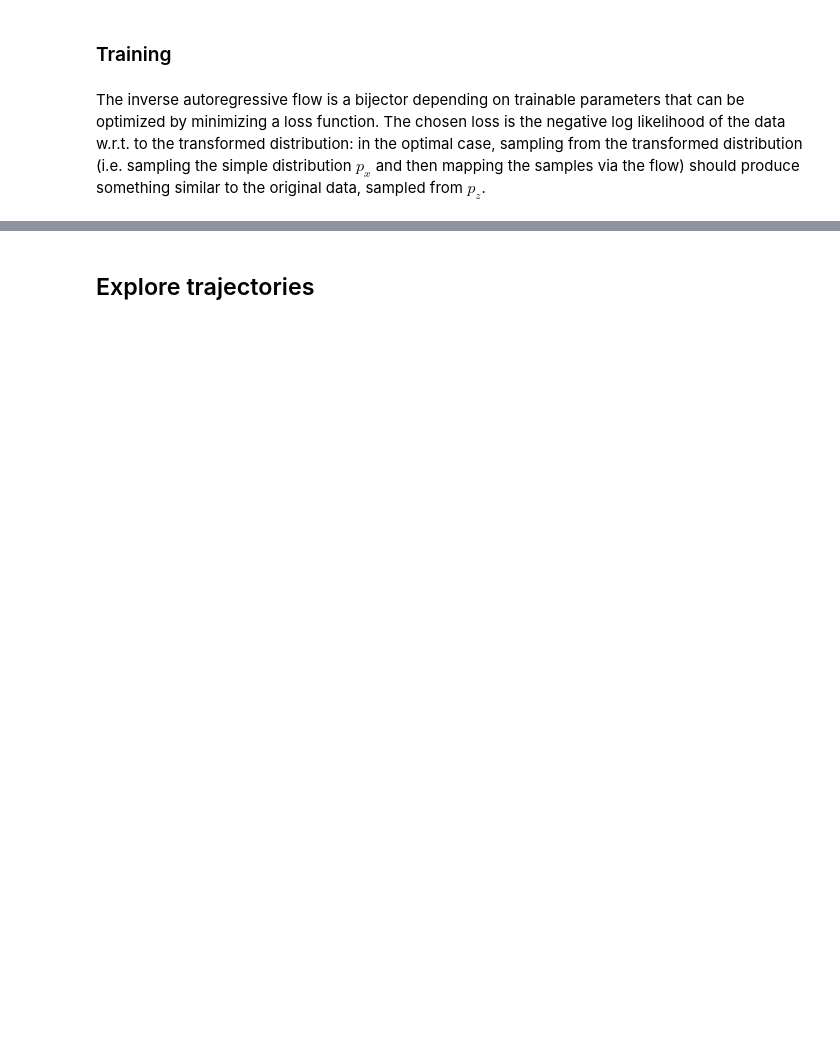
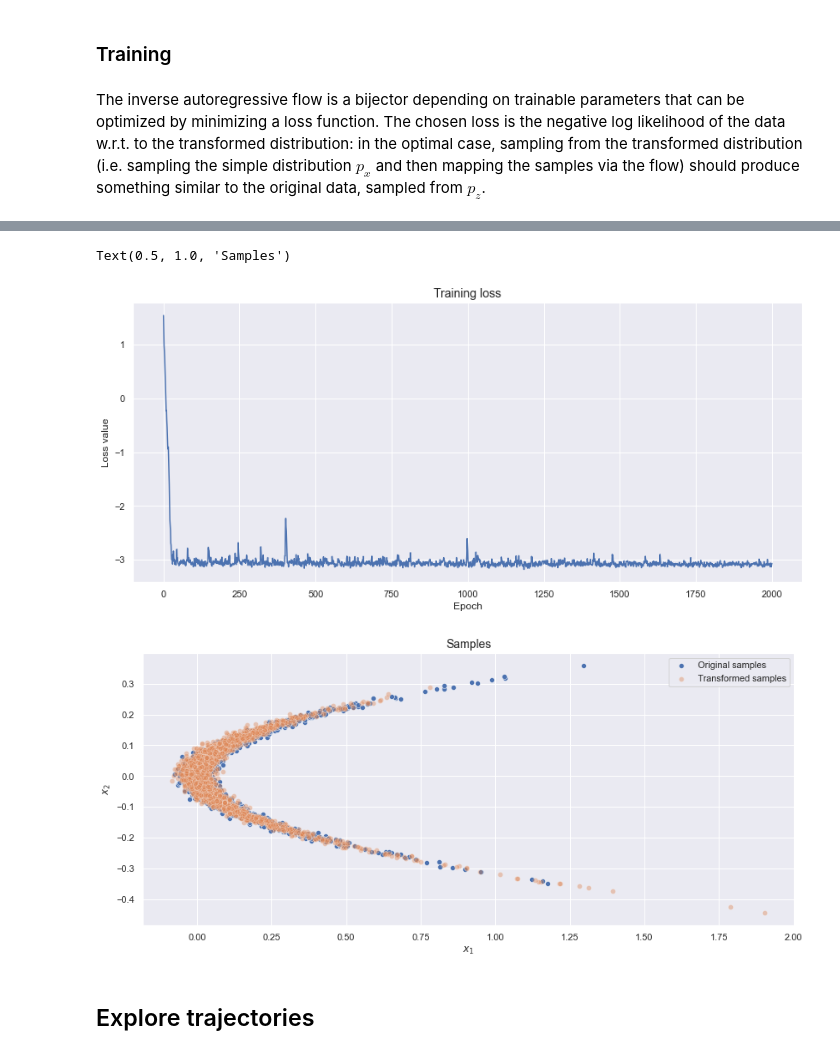
Before and after one commit to emanuele-moscato/bayesian-explorations, a Jupyter notebook: notebooks/inverse_autoregressive_flows.ipynb, the cells around one changed output, grey strips where cells are left out. Saved outputs shown, nothing was run; the diff lists cells and outputs as text; code cells hidden in the pictures; blank space fills up the shorter version.

```diff
--- a/notebooks/inverse_autoregressive_flows.ipynb
+++ b/notebooks/inverse_autoregressive_flows.ipynb
@@ -268,34 +325,39 @@ sns.lineplot(
     y=loss_history
 )
 
 plt.title('Training loss', fontsize=14)
 plt.xlabel('Epoch')
 plt.ylabel('Loss value')
 
 
 fig = plt.figure(figsize=(14, 6))
 
 # Sample the source distribution and transform the samples via the
 # trained flow. This should give something that looks much more
 # like the original samples, as the flow should have understood
 # how to map the simple space into the complicated one.
 transformed_samples = model.flow.sample(2500)
 
 sns.scatterplot(
     x=samples[:, 0].numpy(),
     y=samples[:, 1].numpy(),
     label='Original samples'
 )
 
 sns.scatterplot(
     x=transformed_samples[:, 0].numpy(),
     y=transformed_samples[:, 1].numpy(),
-    label='Transformed samples'
+    label='Transformed samples',
+    alpha=.4
 )
 
 plt.xlabel('$x_1$')
 plt.ylabel('$x_2$')
 plt.title('Samples', fontsize=14)
+# %% [output]
+Text(0.5, 1.0, 'Samples')
+[figure, added]
+[figure, added]
 # %% [markdown]
 ## Explore trajectories
 # %%
```
Also changed, not shown: parts of 9 cells of this notebook, 1 other file.
